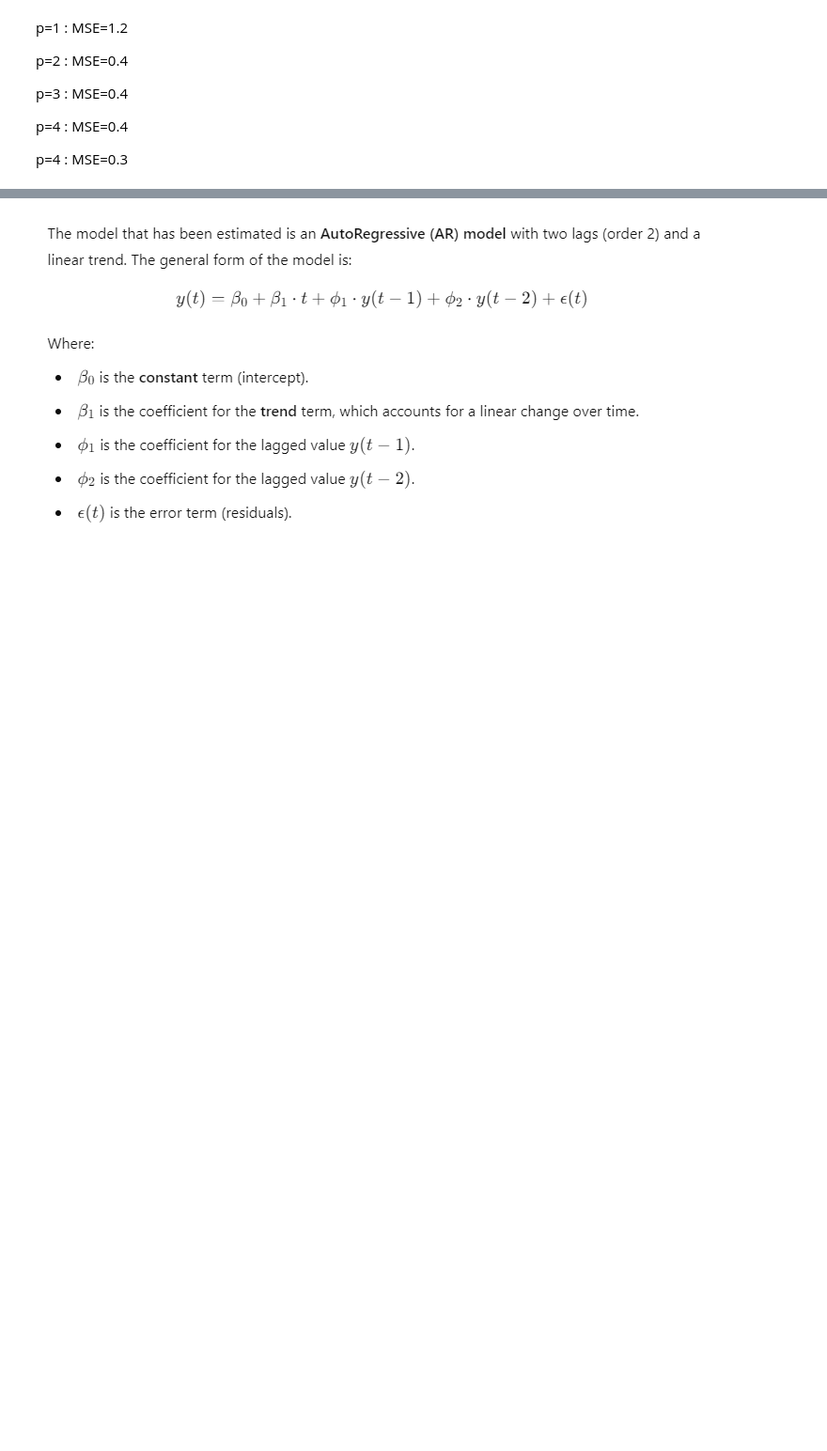
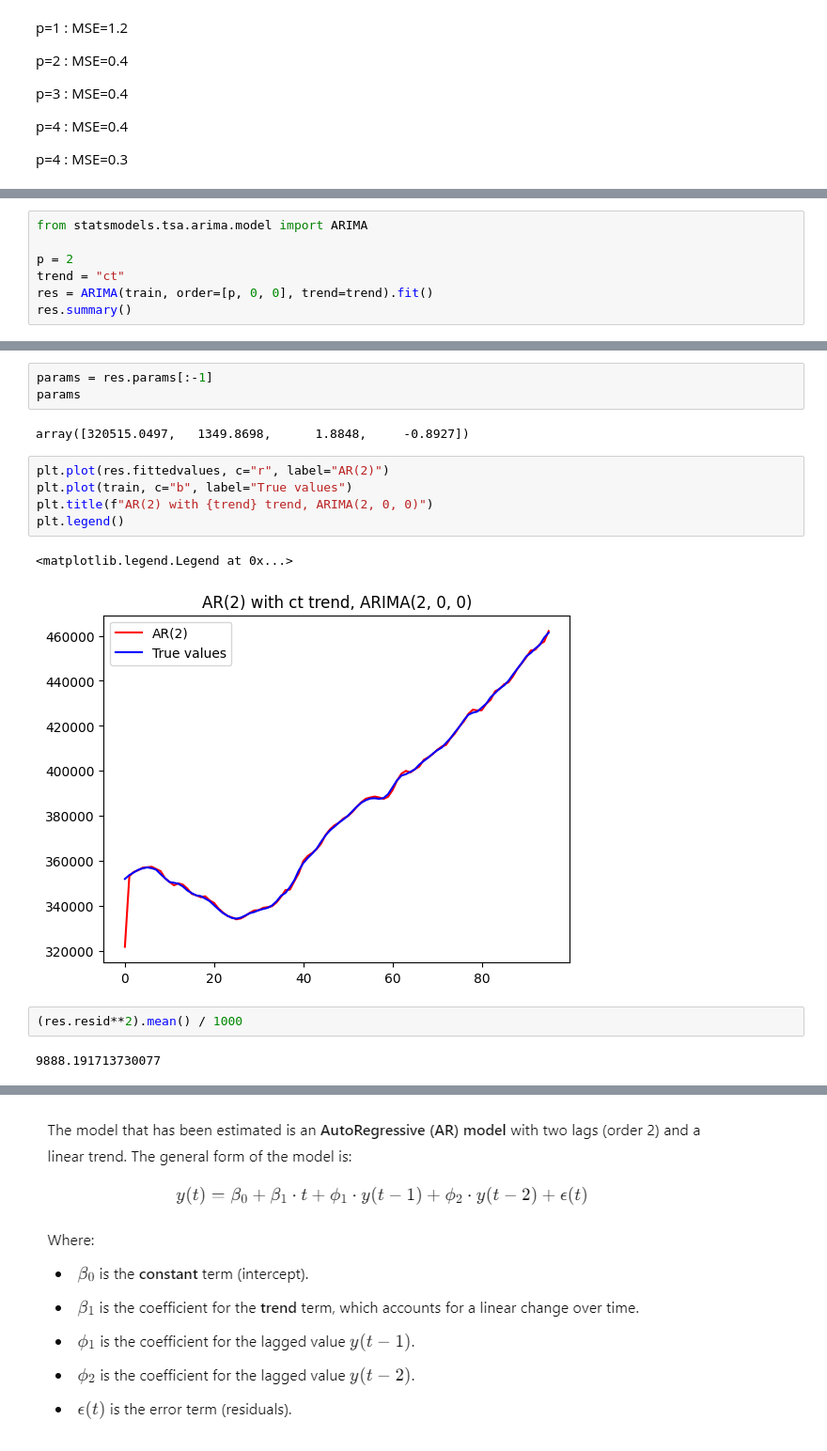
Before and after one commit to adevrent/WQU_DP, a Jupyter notebook: MITx_IDS.S24x/Project 1/Project_1.ipynb, the cells around one changed output, grey strips where cells are left out. Shown at 94% size. Cells and saved outputs as stored; diff of their text form; blank space fills up the shorter version.

```diff
--- a/MITx_IDS.S24x/Project 1/Project_1.ipynb
+++ b/MITx_IDS.S24x/Project 1/Project_1.ipynb
@@ -244,0 +236,7 @@ Roots
+# %%
+from statsmodels.tsa.arima.model import ARIMA
+
+p = 2
+trend = "ct"
+res = ARIMA(train, order=[p, 0, 0], trend=trend).fit()
+res.summary()
@@ -244,0 +264,17 @@ Roots
+# %%
+params = res.params[:-1]
+params
+# %% [output]
+array([320515.0497,   1349.8698,      1.8848,     -0.8927])
+# %%
+plt.plot(res.fittedvalues, c="r", label="AR(2)")
+plt.plot(train, c="b", label="True values")
+plt.title(f"AR(2) with {trend} trend, ARIMA(2, 0, 0)")
+plt.legend()
+# %% [output]
+<matplotlib.legend.Legend at 0x...>
+[figure, added]
+# %%
+(res.resid**2).mean() / 1000
+# %% [output]
+9888.191713730077
```
Also changed, not shown: parts of 36 cells of this notebook.
